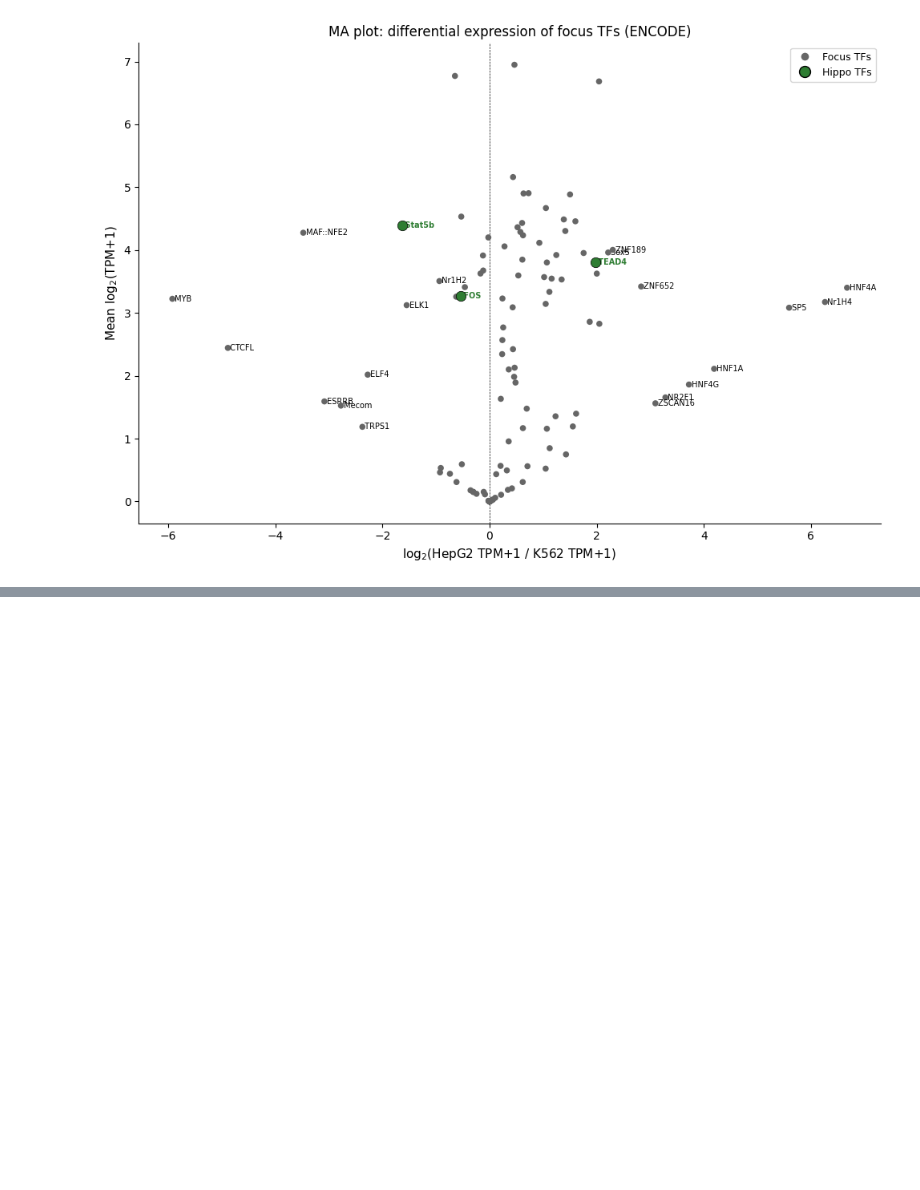
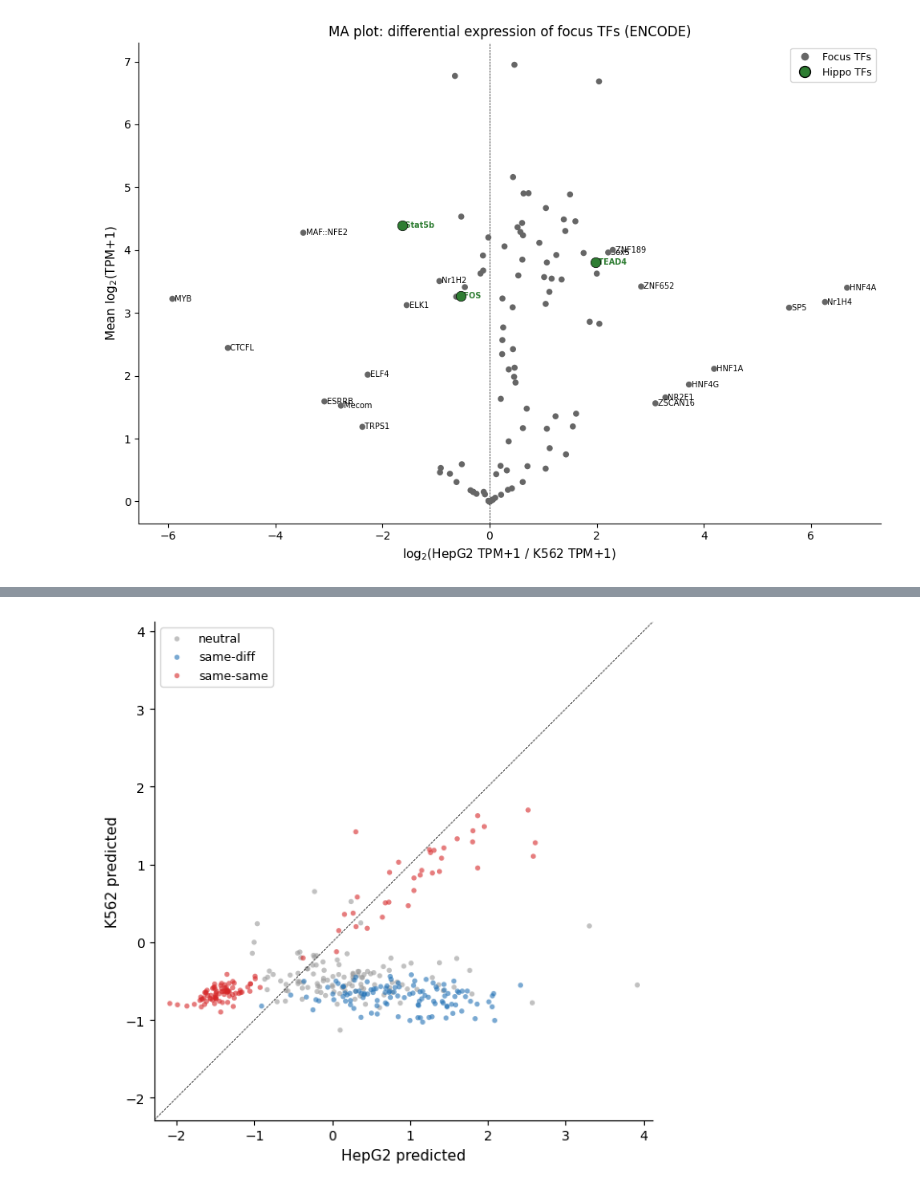
Before and after one commit to pabmantilla/Hippo_dependency_mpra, a Jupyter notebook: genomic_targets/scripts/2d_targeting/hippo_target_selection.ipynb, the cells around one changed output, grey strips where cells are left out. Saved outputs shown, nothing was run; the diff lists cells and outputs as text; code cells hidden in the pictures; blank space fills up the shorter version.

```diff
--- a/genomic_targets/scripts/2d_targeting/hippo_target_selection.ipynb
+++ b/genomic_targets/scripts/2d_targeting/hippo_target_selection.ipynb
@@ -627,3 +781,27 @@ top_n = 0
+# %%
+# Pred vs pred for selected 3n library, colored by condition
+
+cond_colors = {'same-diff': '#2171b5', 'neutral': '#999999', 'same-same': '#d62728'}
+
+fig, ax = plt.subplots(figsize=(6, 6))
+for cond in ['neutral', 'same-diff', 'same-same']:
+    sub = selected[selected['condition'] == cond]
+    ax.scatter(sub['pred_HepG2'], sub['pred_K562'], s=15, alpha=0.6,
+               c=cond_colors[cond], label=cond, edgecolors='none', rasterized=True)
+lims = [min(selected['pred_HepG2'].min(), selected['pred_K562'].min()) - 0.2,
+        max(selected['pred_HepG2'].max(), selected['pred_K562'].max()) + 0.2]
+ax.plot(lims, lims, 'k--', lw=0.5)
+ax.set_xlim(lims); ax.set_ylim(lims)
+ax.set_xlabel('HepG2 predicted', fontsize=11)
+ax.set_ylabel('K562 predicted', fontsize=11)
+ax.legend(fontsize=9)
+ax.spines['top'].set_visible(False)
+ax.spines['right'].set_visible(False)
+ax.set_aspect('equal')
+plt.tight_layout()
+plt.show()
+# %% [output]
+[figure, added]
 # %%
 save_path = os.path.join(REPO, 'genomic_targets', 'library', 'hippo_focused_library.pkl')
 
```
Also changed, not shown: parts of 5 cells of this notebook.
